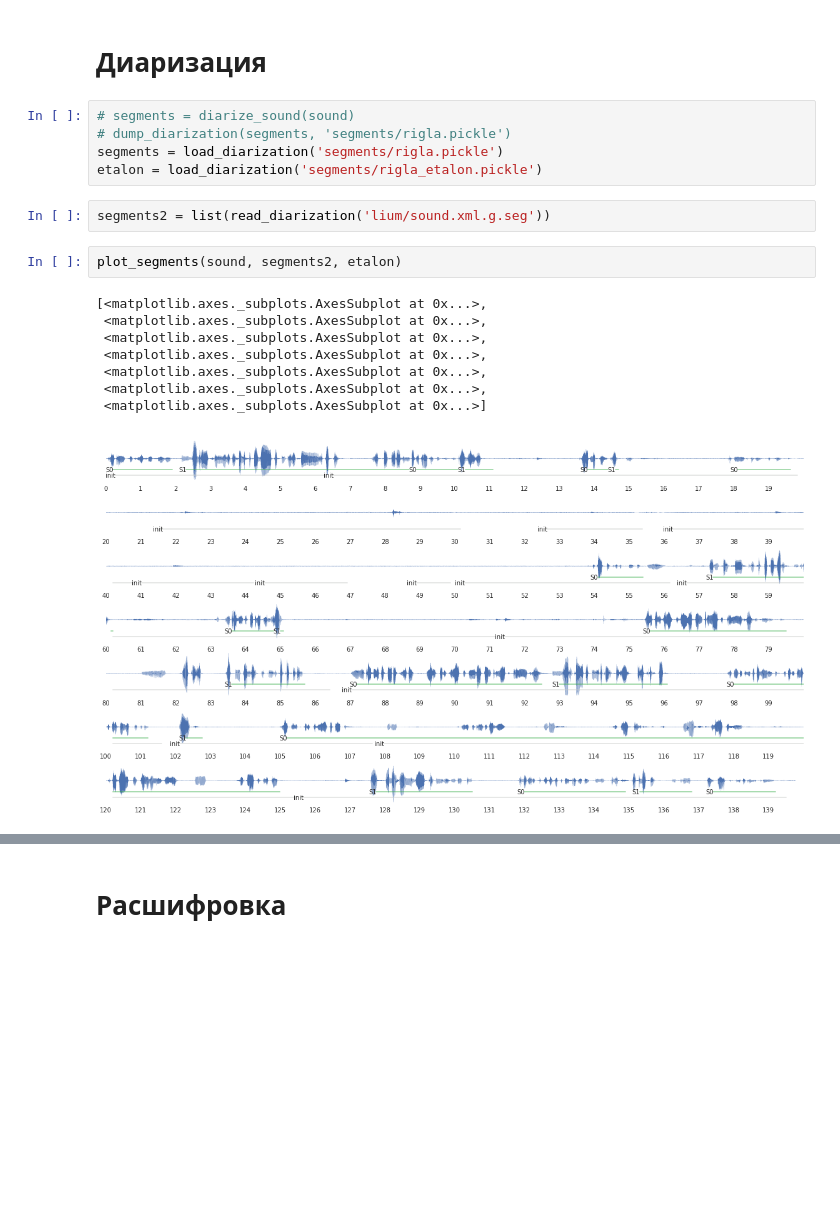
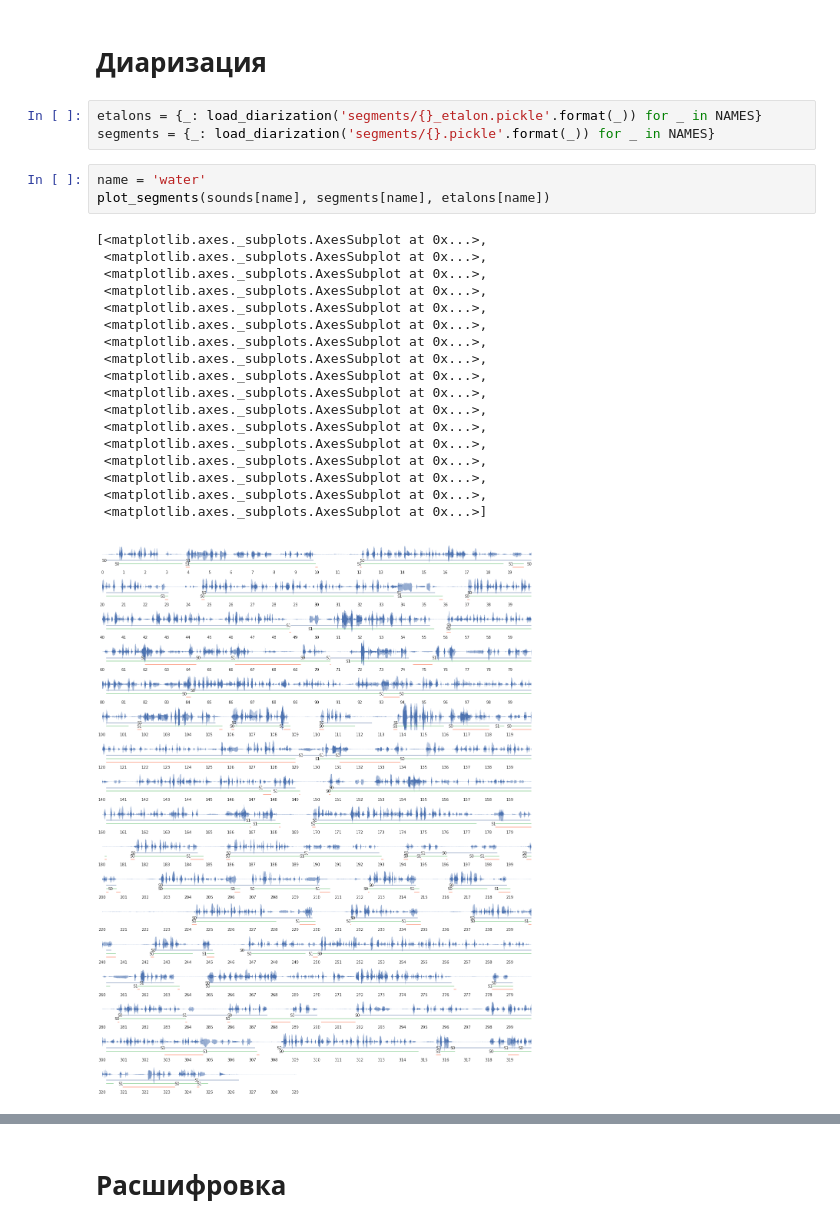
Before and after one commit to kuk/analyze-callcenter, a Jupyter notebook: notes.ipynb, the cells around one changed output, grey strips where cells are left out. Saved outputs shown, nothing was run; the diff lists cells and outputs as text; blank space fills up the shorter version.

Commit message:
make lium fit examlpes

```diff
--- a/notes.ipynb
+++ b/notes.ipynb
@@ -10,20 +6,27 @@ sound = sounds['rigla']
 # %% [markdown]
 # Диаризация
-# %%
-# segments = diarize_sound(sound)
-# dump_diarization(segments, 'segments/rigla.pickle')
-segments = load_diarization('segments/rigla.pickle')
-etalon = load_diarization('segments/rigla_etalon.pickle')
-# %%
-segments2 = list(read_diarization('lium/sound.xml.g.seg'))
-# %%
-plot_segments(sound, segments2, etalon)
-# %% [output]
-[<matplotlib.axes._subplots.AxesSubplot at 0x...>,
- <matplotlib.axes._subplots.AxesSubplot at 0x...>,
- <matplotlib.axes._subplots.AxesSubplot at 0x...>,
- <matplotlib.axes._subplots.AxesSubplot at 0x...>,
- <matplotlib.axes._subplots.AxesSubplot at 0x...>,
- <matplotlib.axes._subplots.AxesSubplot at 0x...>,
- <matplotlib.axes._subplots.AxesSubplot at 0x...>]
-[figure, removed]
+# %%
+etalons = {_: load_diarization('segments/{}_etalon.pickle'.format(_)) for _ in NAMES}
+segments = {_: load_diarization('segments/{}.pickle'.format(_)) for _ in NAMES}
+# %%
+name = 'water'
+plot_segments(sounds[name], segments[name], etalons[name])
+# %% [output]
+[<matplotlib.axes._subplots.AxesSubplot at 0x...>,
+ <matplotlib.axes._subplots.AxesSubplot at 0x...>,
+ <matplotlib.axes._subplots.AxesSubplot at 0x...>,
+ <matplotlib.axes._subplots.AxesSubplot at 0x...>,
+ <matplotlib.axes._subplots.AxesSubplot at 0x...>,
+ <matplotlib.axes._subplots.AxesSubplot at 0x...>,
+ <matplotlib.axes._subplots.AxesSubplot at 0x...>,
+ <matplotlib.axes._subplots.AxesSubplot at 0x...>,
+ <matplotlib.axes._subplots.AxesSubplot at 0x...>,
+ <matplotlib.axes._subplots.AxesSubplot at 0x...>,
+ <matplotlib.axes._subplots.AxesSubplot at 0x...>,
+ <matplotlib.axes._subplots.AxesSubplot at 0x...>,
+ <matplotlib.axes._subplots.AxesSubplot at 0x...>,
+ <matplotlib.axes._subplots.AxesSubplot at 0x...>,
+ <matplotlib.axes._subplots.AxesSubplot at 0x...>,
+ <matplotlib.axes._subplots.AxesSubplot at 0x...>,
+ <matplotlib.axes._subplots.AxesSubplot at 0x...>]
+[figure, added]
```
Also changed, not shown: parts of 8 cells of this notebook, 21 other files.
